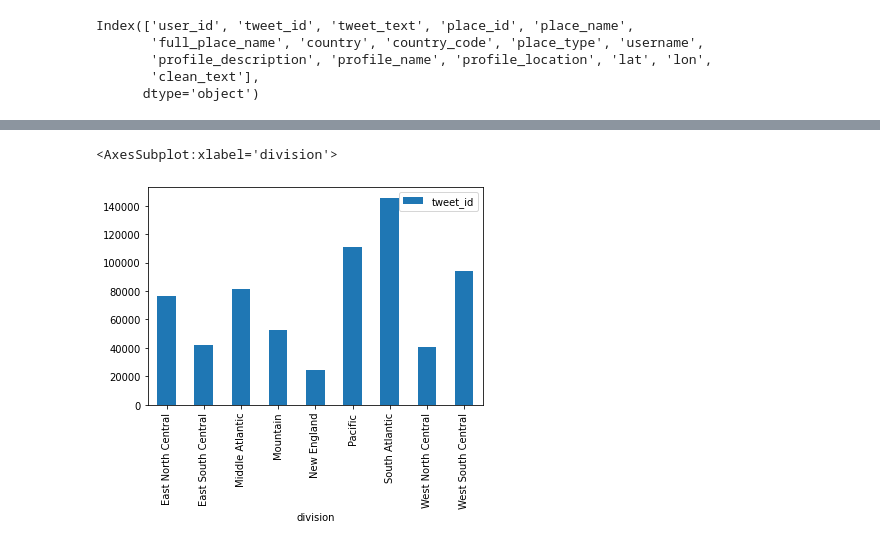
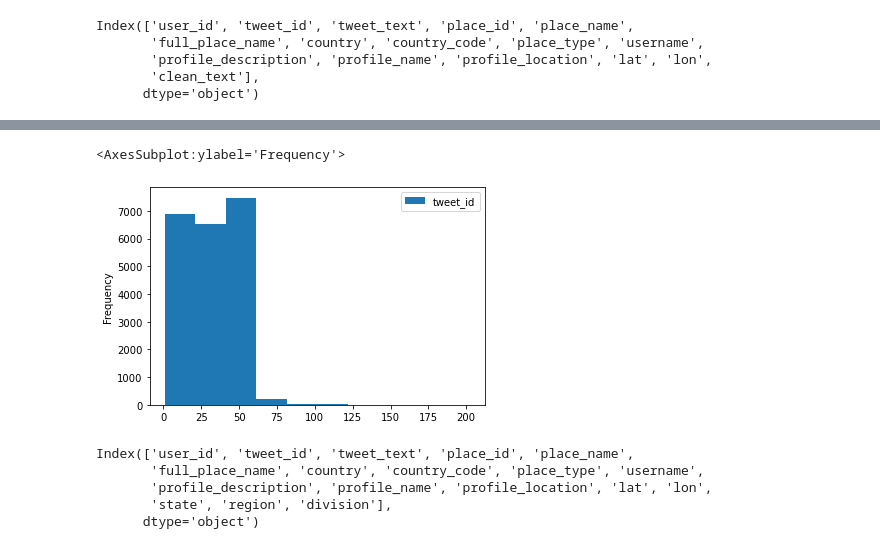
Before and after one commit to srtoner/SI630Project, a Jupyter notebook: DataSynthesis.ipynb, the cells around one changed output, grey strips where cells are left out. Drawn from its saved outputs; the diff is of its cells as text; code cells hidden in the pictures.

```diff
--- a/DataSynthesis.ipynb
+++ b/DataSynthesis.ipynb
@@ -213,5 +196,13 @@ cpl_us.shape
 # %%
-cpl_us.groupby('division').agg('count').reset_index().plot(x = 'division', y = 'tweet_id', kind = 'bar')
+cpl_us.groupby('user_id').agg('count').reset_index().plot(x = 'user_id', y = 'tweet_id', kind = 'hist')
 # %% [output]
-<AxesSubplot:xlabel='division'>
+<AxesSubplot:ylabel='Frequency'>
-[figure, old version]
+[figure, new version]
+# %%
+cpl_us.columns
+# %% [output]
+Index(['user_id', 'tweet_id', 'tweet_text', 'place_id', 'place_name',
+       'full_place_name', 'country', 'country_code', 'place_type', 'username',
+       'profile_description', 'profile_name', 'profile_location', 'lat', 'lon',
+       'state', 'region', 'division'],
+      dtype='object')
```
Also changed, not shown: parts of 6 cells of this notebook, 2 other files.
